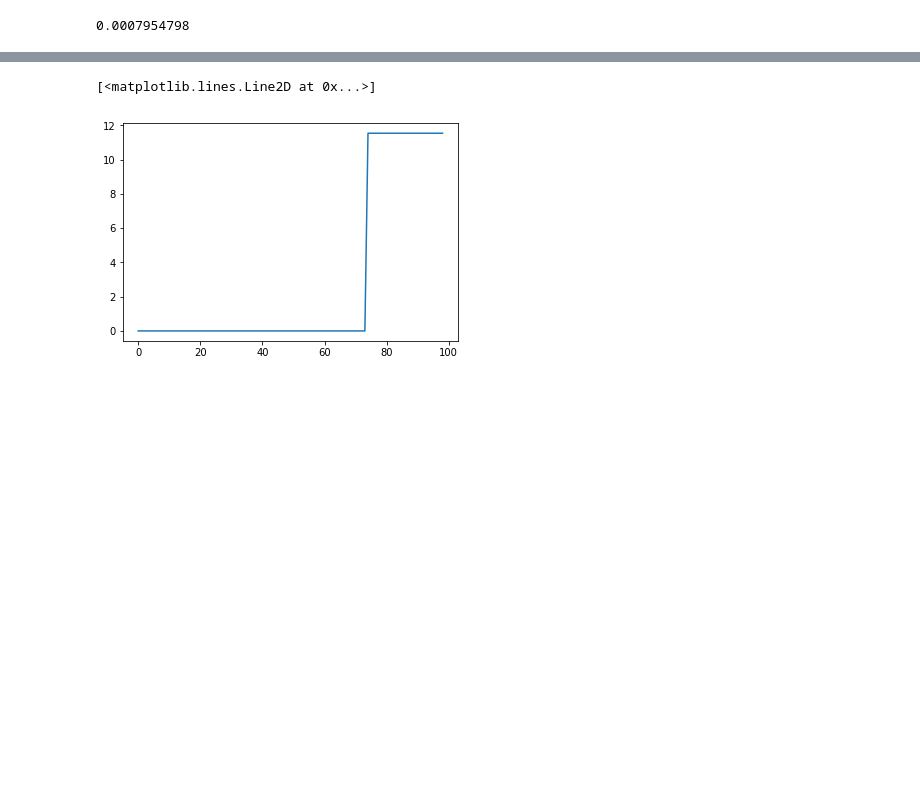
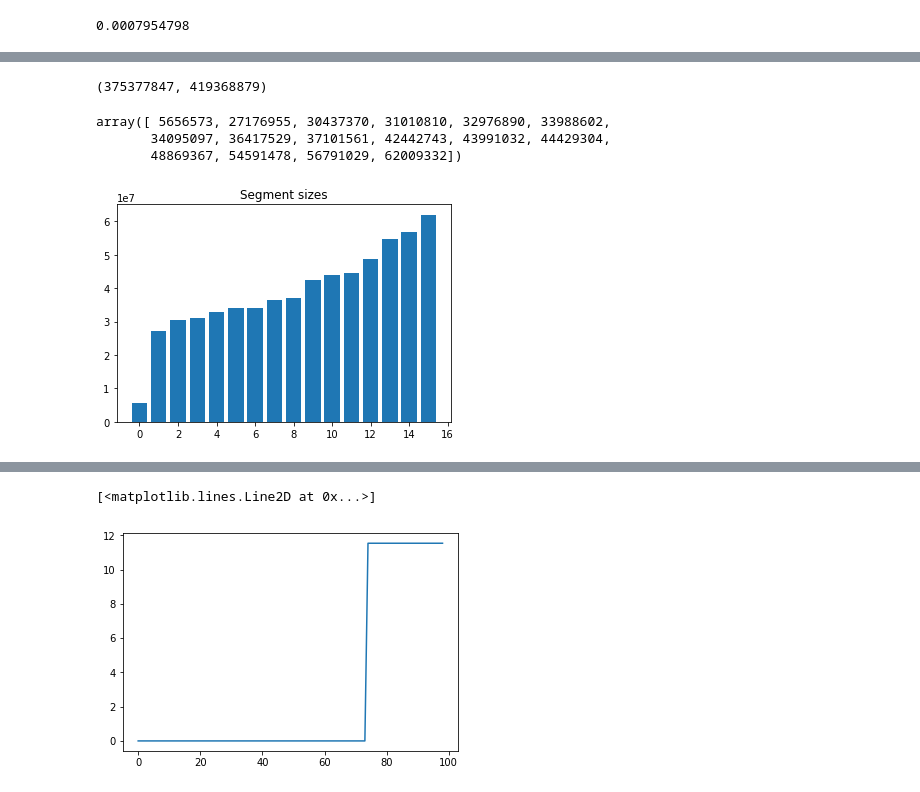
Before and after one commit to canslab/DeepQuake, a Jupyter notebook: models/Data Analysis.ipynb, the cells around one changed output, grey strips where cells are left out. Drawn from its saved outputs; the diff is of its cells as text; code cells hidden in the pictures; blank space fills up the shorter version.

```diff
--- a/models/Data Analysis.ipynb
+++ b/models/Data Analysis.ipynb
@@ -67 +94,18 @@ _ = plt.bar(np.arange(len(train_segments)), [ s[1] - s[0] for s in train_segment
 [figure]
+# %%
+train_segments[10]
+# %% [output]
+(375377847, 419368879)
+# %%
+a = [s[1] - s[0] for s in train_segments]
+
+a = np.sort(a)
+plt.title('Segment sizes')
+_ = plt.bar(np.arange(len(train_segments)), a)
+a
+#np.sum(a)
+# %% [output]
+array([ 5656573, 27176955, 30437370, 31010810, 32976890, 33988602,
+       34095097, 36417529, 37101561, 42442743, 43991032, 44429304,
+       48869367, 54591478, 56791029, 62009332])
+[figure, added]
```
Also changed, not shown: parts of 27 cells of this notebook, 8 other files.
